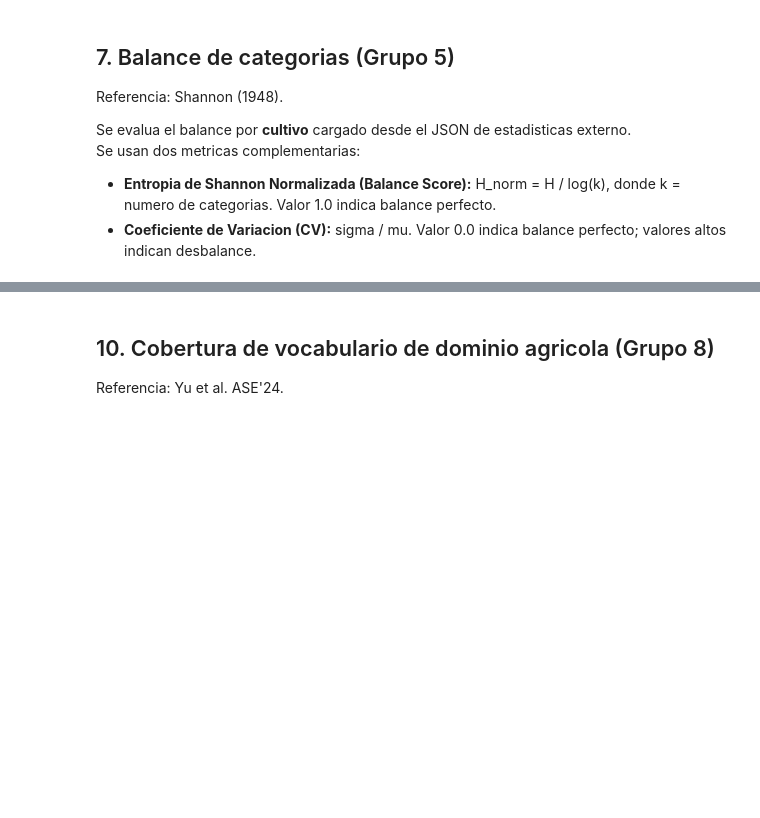
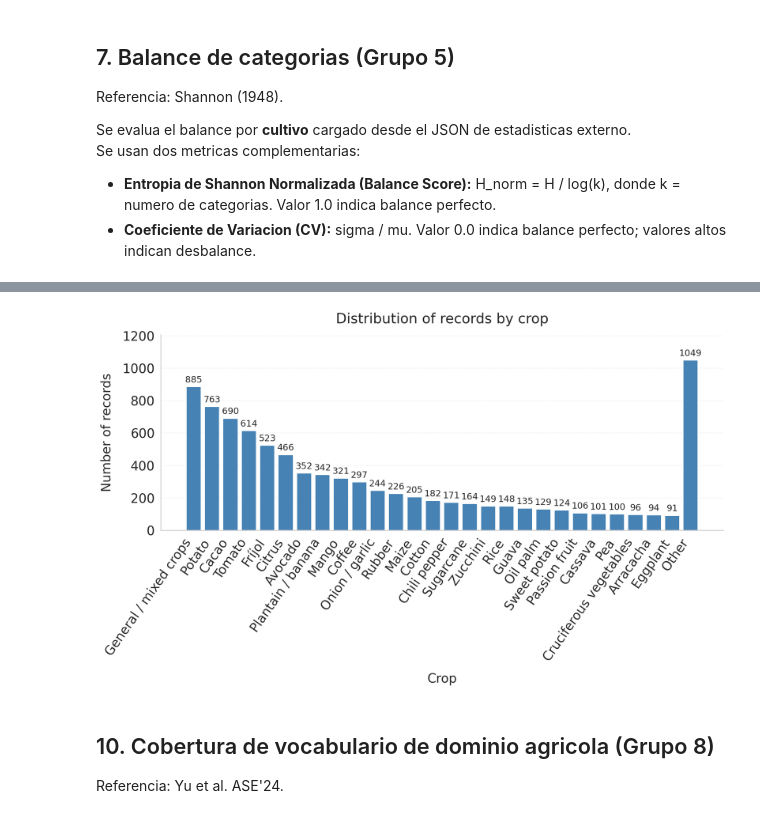
Before and after one commit to Mikhaerys/FarmifAI_Core_Development, a Jupyter notebook: Notebooks/Colab/evaluacion_dataset_SLM.ipynb, the cells around one changed output, grey strips where cells are left out. Drawn from its saved outputs; the diff is of its cells as text; code cells hidden in the pictures; blank space fills up the shorter version.

```diff
--- a/Notebooks/Colab/evaluacion_dataset_SLM.ipynb
+++ b/Notebooks/Colab/evaluacion_dataset_SLM.ipynb
@@ -822,3 +1020,61 @@ GRUPO 7: VALIDACION DE FORMATO (ETIQUETAS XML)
+# %%
+# Tamaños de fuente
+FS_TITLE = 22
+FS_AXIS_LABEL = 20
+FS_TICKS = 20
+FS_BAR_LABEL = 14
+
+# Copia para el grafico: se resta 2 solo a la columna "Otros",
+# sin tocar counts_plot original (que ya se uso para las metricas
+# de balance/CV mas arriba).
+counts_plot_fig = counts_plot.copy()
+if 'Otros' in counts_plot_fig.index:
+    counts_plot_fig.loc['Otros'] = counts_plot_fig.loc['Otros'] - 2 - 100
+
+fig_width = max(13, 0.5 * len(counts_plot_fig))
+fig, ax = plt.subplots(figsize=(fig_width, 8.5), dpi=150)
+
+bars = ax.bar(labels, counts_plot_fig.values, color='steelblue')
+
+ax.set_title('Distribution of records by crop', fontsize=FS_TITLE, pad=18)
+ax.set_xlabel('Crop', fontsize=FS_AXIS_LABEL, labelpad=14)
+ax.set_ylabel('Number of records', fontsize=FS_AXIS_LABEL, labelpad=14)
+
+ax.grid(False)
+ax.yaxis.grid(True, linestyle='--', alpha=0.25)
+ax.xaxis.grid(False)
+ax.set_axisbelow(True)
+
+ax.spines['top'].set_visible(False)
+ax.spines['right'].set_visible(False)
+
+ax.set_ylim(0, counts_plot_fig.max() * 1.15)
+
+ax.set_xticklabels(labels, rotation=55, ha='right', fontsize=FS_TICKS)
+ax.tick_params(axis='y', labelsize=FS_TICKS)
+
+# Solo el conteo, sin porcentaje debajo
+for bar, cnt in zip(bars, counts_plot_fig.values):
+    ax.text(
+        bar.get_x() + bar.get_width() / 2,
+        bar.get_height() + counts_plot_fig.max() * 0.015,
+        f'{cnt}',
+        ha='center',
+        va='bottom',
+        fontsize=FS_BAR_LABEL
+    )
+
+plt.tight_layout()
+
+fig.savefig(
+    'crop_distribution.png',
+    dpi=300,
+    bbox_inches='tight'
+)
+
+plt.show()
+# %% [output]
+[figure, added]
 # %% [markdown]
 ## 10. Cobertura de vocabulario de dominio agricola (Grupo 8)
 Referencia: Yu et al. ASE'24.
```
Also changed, not shown: parts of 15 cells of this notebook.
